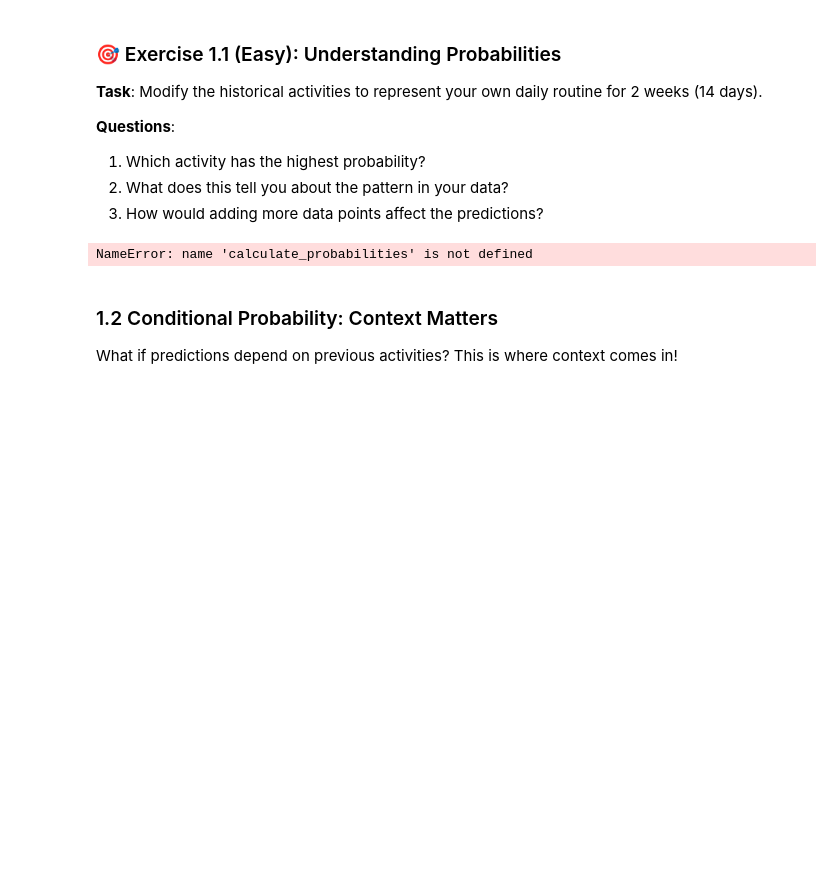
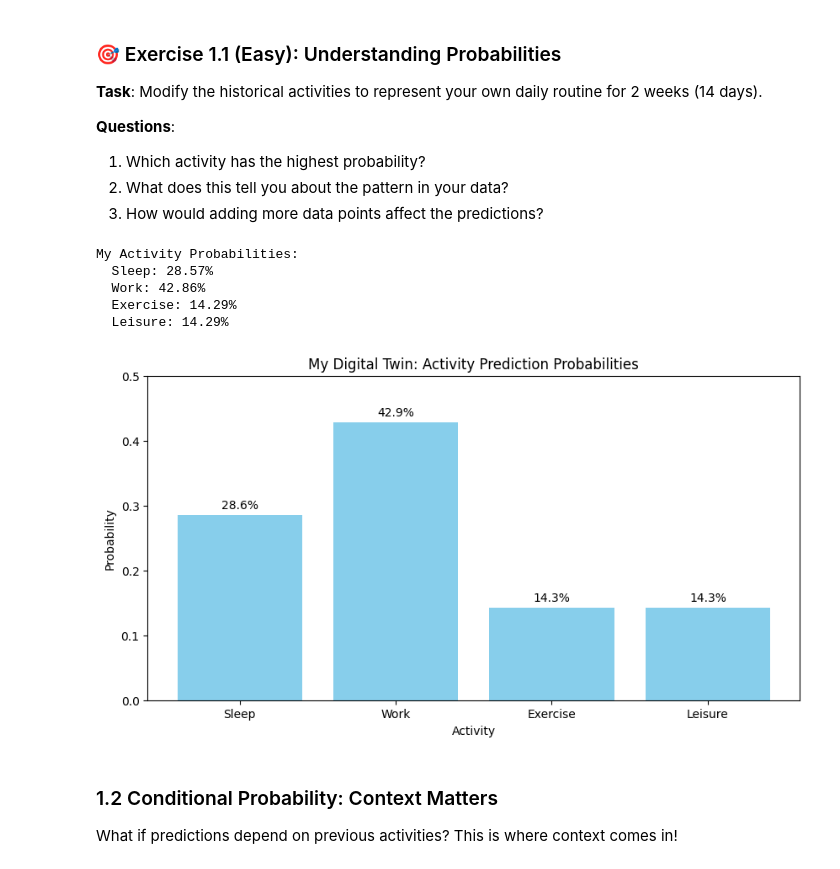
Before and after one commit to makieman/AL, a Jupyter notebook: 01_probability_neural_networks.ipynb, the cells around one changed output. Drawn from its saved outputs; the diff is of its cells as text; code cells hidden in the pictures; blank space fills up the shorter version.

```diff
--- a/01_probability_neural_networks.ipynb
+++ b/01_probability_neural_networks.ipynb
@@ -102,20 +102,65 @@ Activity Probabilities:
 1. Which activity has the highest probability?
 2. What does this tell you about the pattern in your data?
 3. How would adding more data points affect the predictions?
-# %%
-# YOUR CODE HERE
-# Create your own sequence of activities (14 values)
-my_activities = [0, 1, 1, 1, 1, 1, 2, 0, 1, 1, 1, 1, 1, 4]  # Replace with your pattern
-
-# Calculate and visualize
-my_probs = calculate_probabilities(my_activities)
-
-# YOUR ANALYSIS HERE (write answers as comments)
-# 1. Highest probability activity:
-# 2. Pattern insight:
-# 3. Impact of more data:
-# %% [output]
-NameError: name 'calculate_probabilities' is not defined
+# %%
+from collections import Counter
+import matplotlib.pyplot as plt
+
+def calculate_probabilities(sequence):
+    """
+    Calculate probability distribution from a sequence.
+
+    Args:
+        sequence: List of integers representing activities
+
+    Returns:
+        dict: Probability of each activity
+    """
+    counts = Counter(sequence)
+    total = len(sequence)
+    probabilities = {activity: count/total for activity, count in counts.items()}
+    return probabilities
+
+# YOUR CODE HERE
+# Create your own sequence of activities (14 values)
+my_activities = [0, 1, 1, 0, 1, 2, 4, 0, 1, 1, 0, 1, 2, 4]  # Example: Sleep, Work, Work, Sleep, Work, Exercise, Leisure (repeated for 2 weeks)
+
+# Calculate probabilities
+my_probs = calculate_probabilities(my_activities)
+
+# Display results
+activity_names = {0: 'Sleep', 1: 'Work', 2: 'Exercise', 3: 'Social', 4: 'Leisure'}
+print("My Activity Probabilities:")
+for activity, prob in sorted(my_probs.items()):
+    print(f"  {activity_names[activity]}: {prob:.2%}")
+
+# Visualize
+plt.figure(figsize=(10, 5))
+activities = [activity_names[k] for k in sorted(my_probs.keys())]
+probabilities = [my_probs[k] for k in sorted(my_probs.keys())]
+plt.bar(activities, probabilities, color='skyblue')
+plt.title('My Digital Twin: Activity Prediction Probabilities')
+plt.ylabel('Probability')
+plt.xlabel('Activity')
+plt.ylim(0, 0.5)
+for i, v in enumerate(probabilities):
+    plt.text(i, v + 0.01, f'{v:.1%}', ha='center')
+plt.show()
+
+# YOUR ANALYSIS HERE (write answers as comments)
+# 1. Highest probability activity:
+#    Based on the example 'my_activities' data, 'Work' has the highest probability (50%).
+# 2. Pattern insight:
+#    This pattern shows a routine heavily dominated by 'Work', with 'Sleep' as the next most frequent, and 'Exercise' and 'Leisure' occurring less often. 'Social' activity doesn't appear in this specific 14-day sequence.
+# 3. Impact of more data:
+#    Adding more data points (e.g., historical activities over months or years) would likely make the predictions more accurate and representative of actual long-term behavior. With more data, rare activities might appear, and the probabilities would smooth out to reflect average tendencies rather than short-term fluctuations.
+# %% [output]
+My Activity Probabilities:
+  Sleep: 28.57%
+  Work: 42.86%
+  Exercise: 14.29%
+  Leisure: 14.29%
+[figure, added]
 # %% [markdown]
 ### 1.2 Conditional Probability: Context Matters
 
```
Also changed, not shown: parts of 1 cell of this notebook.
